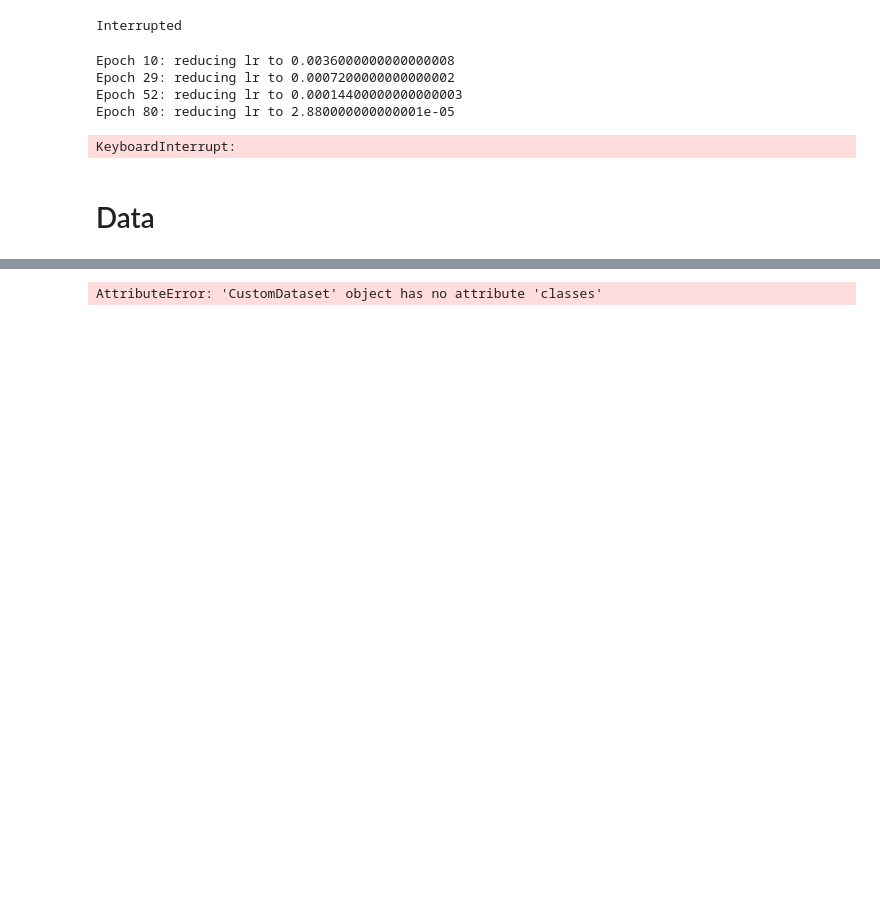
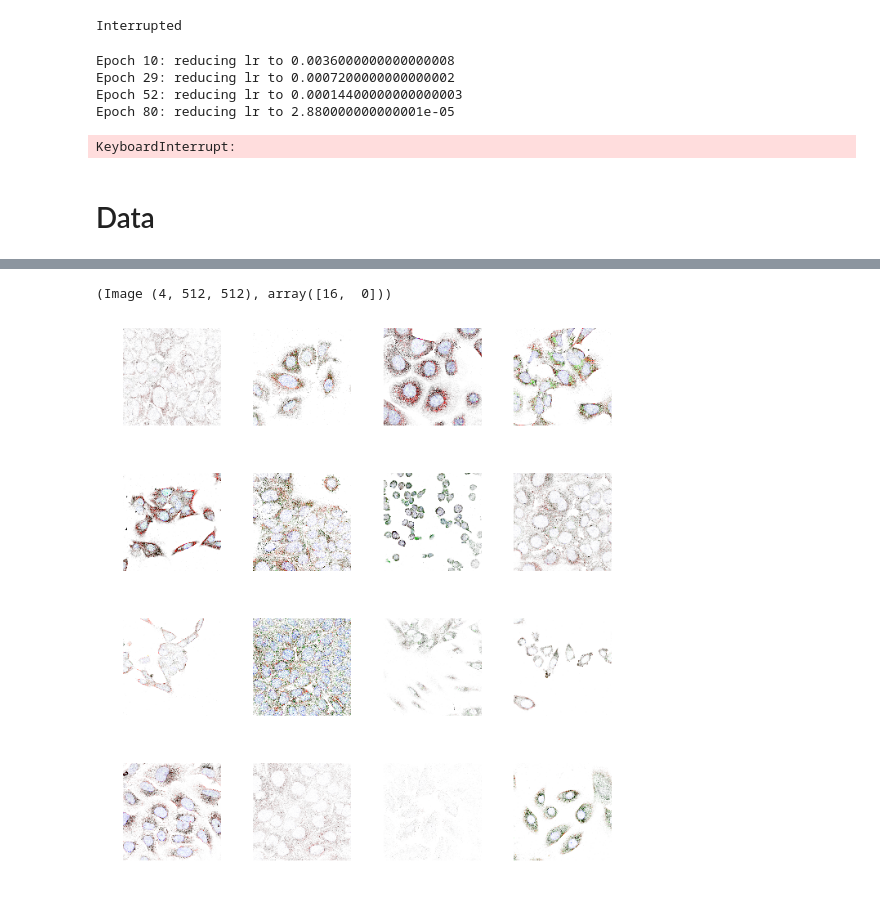
Before and after one commit to ChristophNeuner/human-protein-atlas-image-classification, a Jupyter notebook: hpaic.ipynb, the cells around one changed output, grey strips where cells are left out. Drawn from its saved outputs; the diff is of its cells as text; code cells hidden in the pictures; blank space fills up the shorter version.

Commit message:
CustomDataset bugfixes

```diff
--- a/hpaic.ipynb
+++ b/hpaic.ipynb
@@ -233,4 +221,0 @@ http://pandas.pydata.org/pandas-docs/stable/indexing.html#ix-indexer-is-deprecat
-# %%
-train_names = list(pd.read_csv(DP/TRAIN_CSV)['Id'])
-test_names = list(pd.read_csv(DP/SAMPLE_SUBMISSION_CSV)['Id'])
-tr_n, val_n = train_test_split(train_names, test_size=0.1, random_state=42)
@@ -294,17 +282 @@ class CustomDataset(Dataset):
         return label
-# %%
-tmfs = tfms = get_transforms(flip_vert=True)
-dataset = CustomDataset(path=STAGE_ONE_DATA/TRAIN_PNGS,
-                        csv_path=STAGE_ONE_DATA/TRAIN_CSV,
-                        coloumn_idx_fns=0,
-                        coloumn_idx_targets=1,
-                        transform=tfms,
-                        isTest=False,
-                        img_size=sz)
-
-dataloader = DataLoader(dataset, batch_size=bs,
-                        shuffle=True, num_workers=4)
-bunch = ImageDataBunch(dataloader, dataloader)
-bunch.show_batch(rows=3)
-# %% [output]
-AttributeError: 'CustomDataset' object has no attribute 'classes'
@@ -312,0 +283,39 @@ ImageDataBunch()
+# %%
+dataset = CustomDataset(path=STAGE_ONE_DATA/TRAIN_PNGS,
+                        csv_path=STAGE_ONE_DATA/TRAIN_CSV,
+                        coloumn_idx_fns=0,
+                        coloumn_idx_targets=1,
+                        #transforms=tfms,
+                        isTest=False,
+                        img_size=sz,
+                        classes=IdToCatDict.values())
+
+dataset_test = CustomDataset(path=STAGE_ONE_DATA/TEST_PNGS,
+                        csv_path=STAGE_ONE_DATA/SAMPLE_SUBMISSION_CSV,
+                        coloumn_idx_fns=0,
+                        coloumn_idx_targets=1,
+                        #transforms=None,
+                        isTest=True,
+                        img_size=sz,
+                        classes=IdToCatDict.values())
+
+tr_idxs, val_idxs = train_test_split(np.arange(len(train_names)), test_size=val_split, random_state=42)
+train_sampler = SubsetRandomSampler(tr_idxs)
+val_sampler = SubsetRandomSampler(val_idxs)
+
+train_loader = DataLoader(dataset=dataset, batch_size=bs, sampler=train_sampler, num_workers=4)
+val_loader = DataLoader(dataset=dataset, batch_size=bs, sampler=val_sampler, num_workers=4)
+test_loader = DataLoader(dataset=dataset_test, batch_size=bs, num_workers=4)
+
+tfms = get_transforms(flip_vert=True)
+
+bunch = ImageDataBunch(train_dl=train_loader,
+                       valid_dl=val_loader,
+                       test_dl=test_loader,
+                       device=None,
+                       tfms=tfms,
+                       path=STAGE_ONE_DATA)
+# %%
+bunch.train_ds[0]
+# %% [output]
+(Image (4, 512, 512), array([16,  0]))
@@ -312,0 +324,4 @@ ImageDataBunch()
+# %%
+bunch.show_batch()
+# %% [output]
+[figure, added]
```
Also changed, not shown: parts of 17 cells of this notebook.
